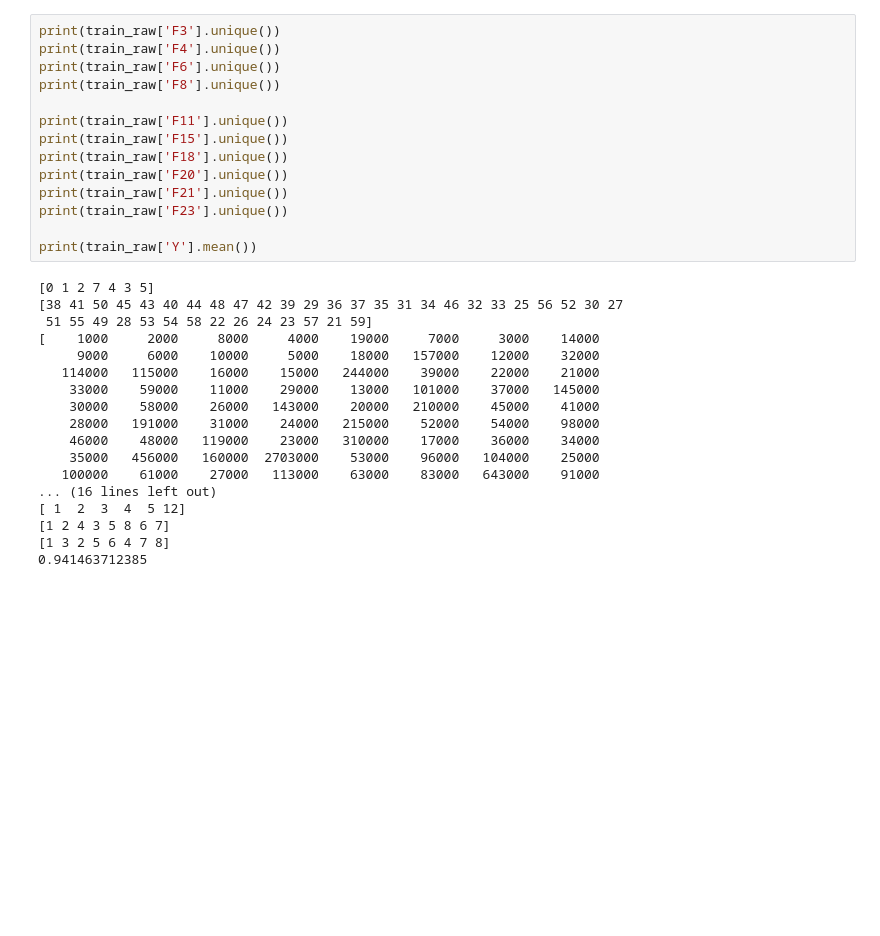
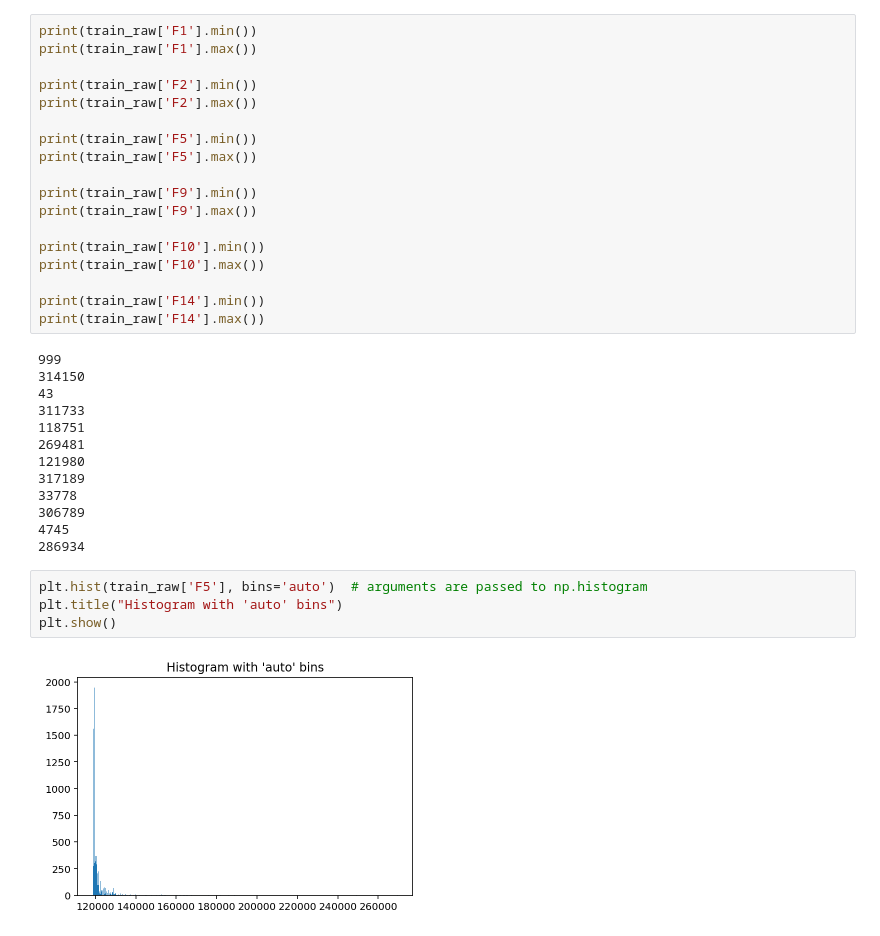
Before and after one commit to jhr2267/ee379kmidterm, a Jupyter notebook: midterm.ipynb, the cells around one changed output. Saved outputs shown, nothing was run; the diff lists cells and outputs as text; blank space fills up the shorter version.

```diff
--- a/midterm.ipynb
+++ b/midterm.ipynb
@@ -75,32 +149,37 @@ train_raw
 # %%
-print(train_raw['F3'].unique())
-print(train_raw['F4'].unique())
-print(train_raw['F6'].unique())
-print(train_raw['F8'].unique())
+print(train_raw['F1'].min())
+print(train_raw['F1'].max())
 
-print(train_raw['F11'].unique())
-print(train_raw['F15'].unique())
-print(train_raw['F18'].unique())
-print(train_raw['F20'].unique())
-print(train_raw['F21'].unique())
-print(train_raw['F23'].unique())
+print(train_raw['F2'].min())
+print(train_raw['F2'].max())
 
-print(train_raw['Y'].mean())
+print(train_raw['F5'].min())
+print(train_raw['F5'].max())
+
+print(train_raw['F9'].min())
+print(train_raw['F9'].max())
+
+print(train_raw['F10'].min())
+print(train_raw['F10'].max())
+
+print(train_raw['F14'].min())
+print(train_raw['F14'].max())
 # %% [output]
-[0 1 2 7 4 3 5]
-[38 41 50 45 43 40 44 48 47 42 39 29 36 37 35 31 34 46 32 33 25 56 52 30 27
- 51 55 49 28 53 54 58 22 26 24 23 57 21 59]
-[    1000     2000     8000     4000    19000     7000     3000    14000
-     9000     6000    10000     5000    18000   157000    12000    32000
-   114000   115000    16000    15000   244000    39000    22000    21000
-    33000    59000    11000    29000    13000   101000    37000   145000
-    30000    58000    26000   143000    20000   210000    45000    41000
-    28000   191000    31000    24000   215000    52000    54000    98000
-    46000    48000   119000    23000   310000    17000    36000    34000
-    35000   456000   160000  2703000    53000    96000   104000    25000
-   100000    61000    27000   113000    63000    83000   643000    91000
-... (16 lines left out)
-[ 1  2  3  4  5 12]
-[1 2 4 3 5 8 6 7]
-[1 3 2 5 6 4 7 8]
-0.941463712385
+999
+314150
+43
+311733
+118751
+269481
+121980
+317189
+33778
+306789
+4745
+286934
+# %%
+plt.hist(train_raw['F5'], bins='auto')  # arguments are passed to np.histogram
+plt.title("Histogram with 'auto' bins")
+plt.show()
+# %% [output]
+[figure, added]
```
Also changed, not shown: parts of 130 cells of this notebook, 14 other files.
